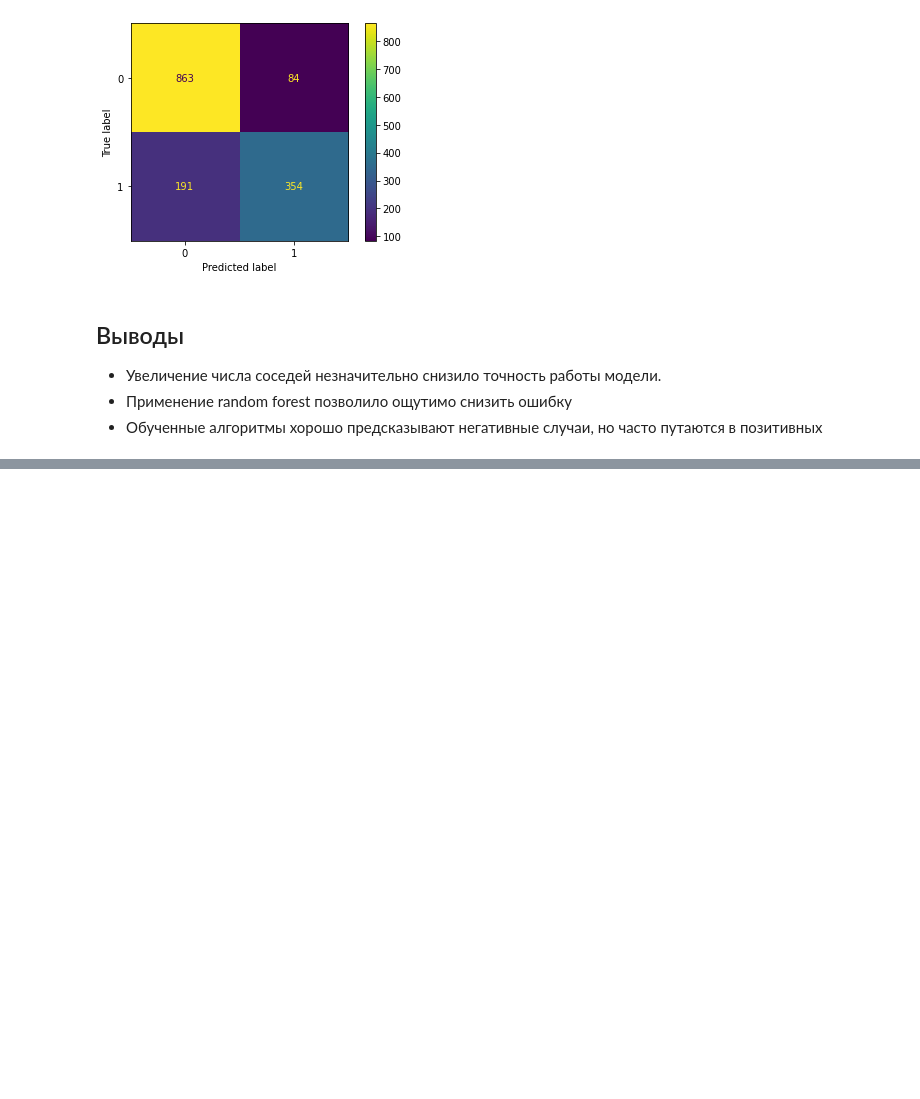
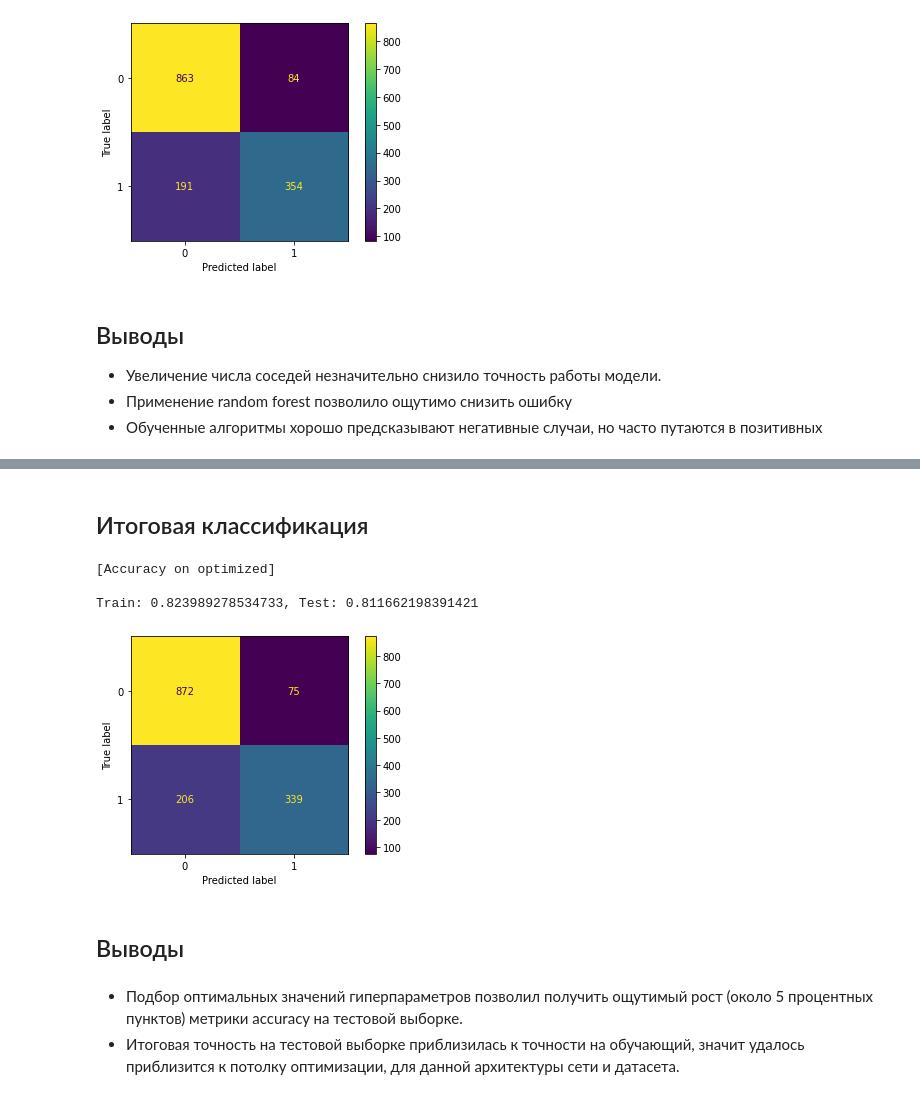
Before and after one commit to Anastease/ml, a Jupyter notebook: homework.ipynb, the cells around one changed output, grey strips where cells are left out. Saved outputs shown, nothing was run; the diff lists cells and outputs as text; code cells hidden in the pictures; blank space fills up the shorter version.

```diff
--- a/homework.ipynb
+++ b/homework.ipynb
@@ -224,0 +355,37 @@ matplotlib.pyplot.show()
+# %% [markdown]
+## Итоговая классификация
+# %%
+model = MLPClassifier(
+    alpha=alpha_optimal,
+    hidden_layer_sizes=(neuron_count_optimal,),
+    solver='lbfgs',
+    activation='logistic',
+    random_state=42
+)
+
+model.fit(x_train, y_train)
+
+y_train_prediction = model.predict(x_train)
+y_test_prediction = model.predict(x_test)
+
+print('[Accuracy on optimized]\n')
+print('Train: {}, Test: {}'.format(
+    sklearn.metrics.accuracy_score(y_train, y_train_prediction),
+    sklearn.metrics.accuracy_score(y_test, y_test_prediction)
+))
+# %% [output]
+[Accuracy on optimized]
+
+Train: 0.823989278534733, Test: 0.811662198391421
+# %%
+confusion_maxtrix = sklearn.metrics.confusion_matrix(y_test, y_test_prediction, labels=model.classes_)
+confusion_maxtrix_display = sklearn.metrics.ConfusionMatrixDisplay(confusion_matrix=confusion_maxtrix, display_labels=model.classes_)
+confusion_maxtrix_display.plot()
+pyplot.show()
+# %% [output]
+[figure, added]
+# %% [markdown]
+## Выводы
+# %% [markdown]
+* Подбор оптимальных значений гиперпараметров позволил получить ощутимый рост (около 5 процентных пунктов) метрики accuracy на тестовой выборке.
+* Итоговая точность на тестовой выборке приблизилась к точности на обучающий, значит удалось приблизится к потолку оптимизации, для данной архитектуры сети и датасета.
```
Also changed, not shown: parts of 21 cells of this notebook.
